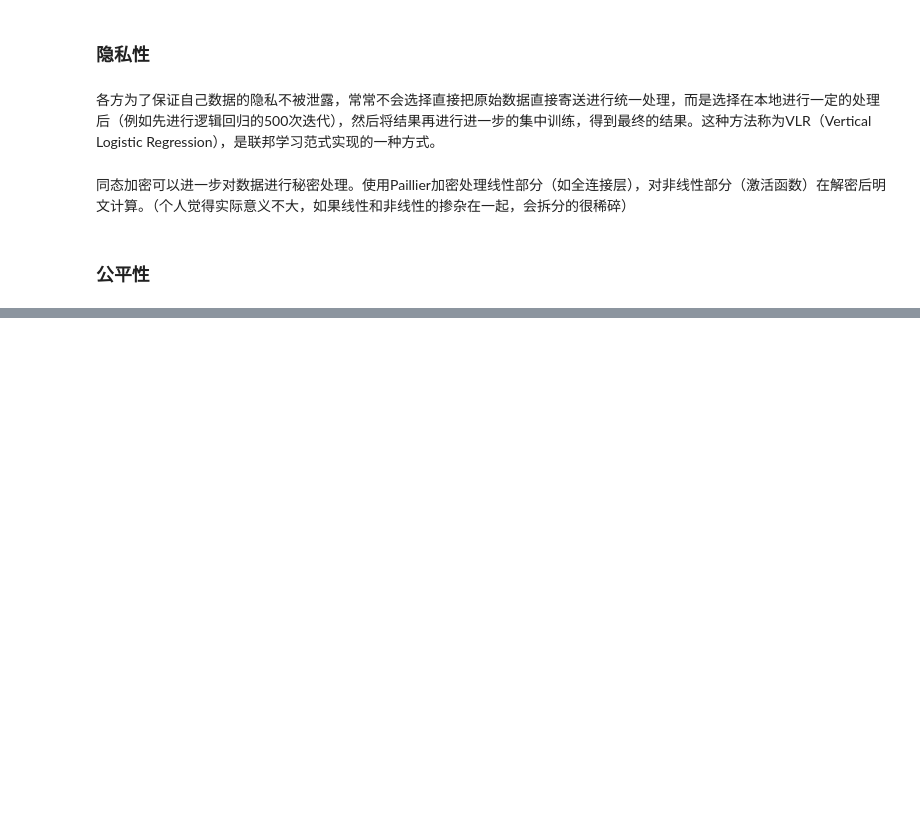
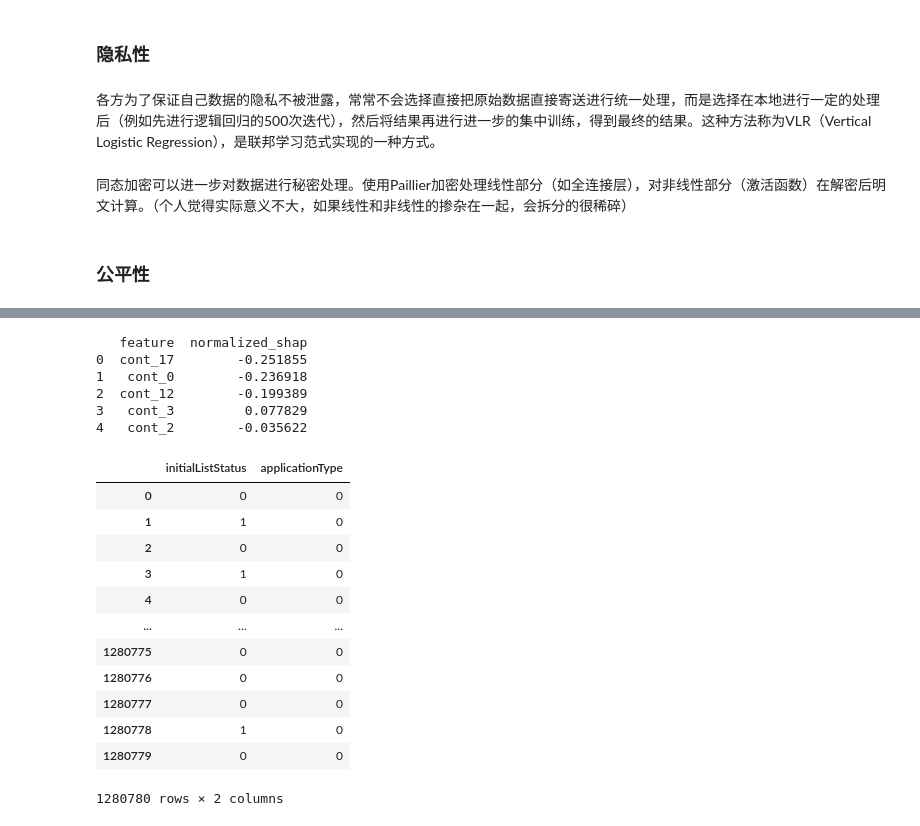
Before and after one commit to ChangeableZX/Deep-Learning-in-Credit-Scoring, a Jupyter notebook: code.ipynb, the cells around one changed output, grey strips where cells are left out. Cells and saved outputs as stored; diff of their text form; code cells hidden in the pictures; blank space fills up the shorter version.

```diff
--- a/code.ipynb
+++ b/code.ipynb
@@ -1151,0 +2232,23 @@ Average Precision: 0.947
+# %%
+x_cat, x_cont, _ = next(iter(test_loader))
+
+# 你的特征名（可选）
+cat_names = [f"cat_{i}" for i in range(x_cat.shape[1])]
+cont_names = [f"cont_{i}" for i in range(x_cont.shape[1])]
+
+results, shap_all, base_output = custom_shap_explainer(
+    model, x_cat, x_cont,
+    cat_names=cat_names,
+    cont_names=cont_names,
+    k=5
+)
+
+# 查看第一个样本的 Top-K 特征贡献
+print(results[0])
+# %% [output]
+   feature  normalized_shap
+0  cont_17        -0.251855
+1   cont_0        -0.236918
+2  cont_12        -0.199389
+3   cont_3         0.077829
+4   cont_2        -0.035622
@@ -1151,0 +2371,18 @@ Average Precision: 0.947
+# %%
+nunique_counts = Platform_X_res.nunique()
+binary_columns = Platform_X_res.loc[:, nunique_counts == 2]
+binary_columns
+# %% [output]
+|  | initialListStatus | applicationType |
+| 0 | 0 | 0 |
+| 1 | 1 | 0 |
+| 2 | 0 | 0 |
+| 3 | 1 | 0 |
+| 4 | 0 | 0 |
+| ... | ... | ... |
+| 1280775 | 0 | 0 |
+| 1280776 | 0 | 0 |
+| 1280777 | 0 | 0 |
+| 1280778 | 1 | 0 |
+| 1280779 | 0 | 0 |
+1280780 rows × 2 columns
```
Also changed, not shown: parts of 156 cells of this notebook.
